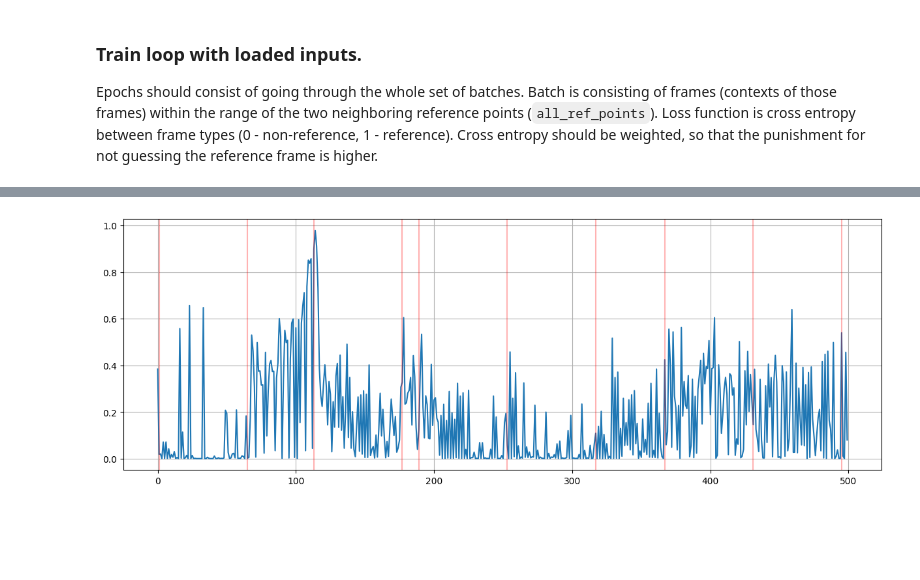
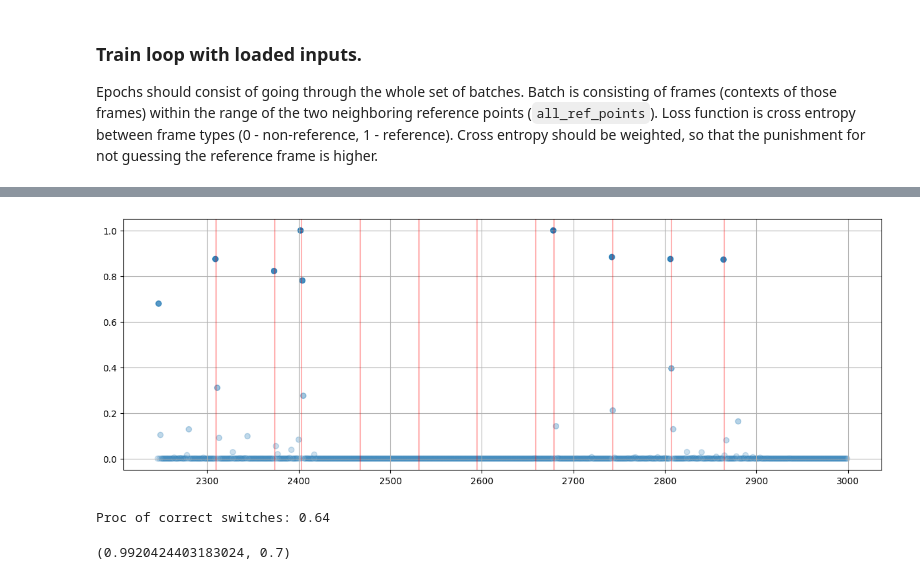
Before and after one commit to Punctuality/DCVC_Dynamic_Intra_Period, a Jupyter notebook: notebooks/predictor_model.ipynb, the cells around one changed output, grey strips where cells are left out. Cells and saved outputs as stored; diff of their text form; code cells hidden in the pictures; blank space fills up the shorter version.

Commit message:
Achieved trained model

```diff
--- a/notebooks/predictor_model.ipynb
+++ b/notebooks/predictor_model.ipynb
@@ -82,7 +82,7 @@ class IntraPredictorModel(nn.Module):
 
         return x
 # %%
-with open("../media/syntetic-low/predictor_dataset_0/reference_points.json", "r") as f:
+with open("../media/syntetic/predictor_dataset_0/reference_points.json", "r") as f:
     intra_ref_points = json.load(f)
 # %%
 def enrich_ref_points(ref_points, distance=64):
@@ -113,7 +113,7 @@ Epochs should consist of going through the whole set of batches.
 Batch is consisting of frames (contexts of those frames) within the range of the two neighboring reference points (`all_ref_points`).
 Loss function is cross entropy between frame types (0 - non-reference, 1 - reference). Cross entropy should be weighted, so that the punishment for not guessing the reference frame is higher.
 # %%
-loaded = torch.load("../output/predictor_contexts_low/contexts.pth")
+loaded = torch.load("../output/predictor_contexts/contexts.pth")
 # %%
 loaded = torch.cat([torch.zeros_like(loaded[0]).unsqueeze(0), loaded], dim=0).to(torch.float16)
 # %%
@@ -143 +136,6 @@ tensor([0.3076, 0.2846, 0.3597, 0.3371, 0.3448, 1.0000], device='cuda:0')
+# %%
+train_proc = int(len(all_ref_points) * 0.8)
+test_proc = len(all_ref_points) - train_proc
+# %%
+train_idx, test_idx = all_ref_points[:train_proc], all_ref_points[train_proc:]
 # %%
@@ -229,11 +190,10 @@ Compile with `TORCH_USE_CUDA_DSA` to enable device-side assertions.
 # %%
 with torch.no_grad():
-  result = model(loaded[:500]).detach().cpu()
+  result = model(loaded[train_idx[-1]:]).detach().cpu()
   plt.figure(figsize=(15,5))
   plt.grid(True)
-  plt.plot(torch.arange(0, 500), result)
-  for idx in all_ref_points:
-    if idx <= 500:
-      plt.axvline(idx, c = 'r', alpha = 0.3)
+  plt.scatter(torch.arange(train_idx[-1], loaded.size(0)), result, alpha=result.squeeze(1) / 10 * 8 + 0.2)
+  for idx in test_idx:
+    plt.axvline(idx, c = 'r', alpha = 0.3)
 # %% [output]
-[figure, old version]
+[figure, new version]
@@ -239,0 +209,10 @@ with torch.no_grad():
+# %%
+currect_switches = (eval_result > 0.5)[torch.tensor(test_idx) - 1 - last_train].sum() / len(test_idx)
+
+print(f"Proc of correct switches: {currect_switches:.2f}")
+# %% [output]
+Proc of correct switches: 0.64
+# %%
+accuracy_score(target, eval_result > 0.5), f1_score(target, eval_result > 0.5)
+# %% [output]
+(0.9920424403183024, 0.7)
```
Also changed, not shown: parts of 11 cells of this notebook, 1 other file.
